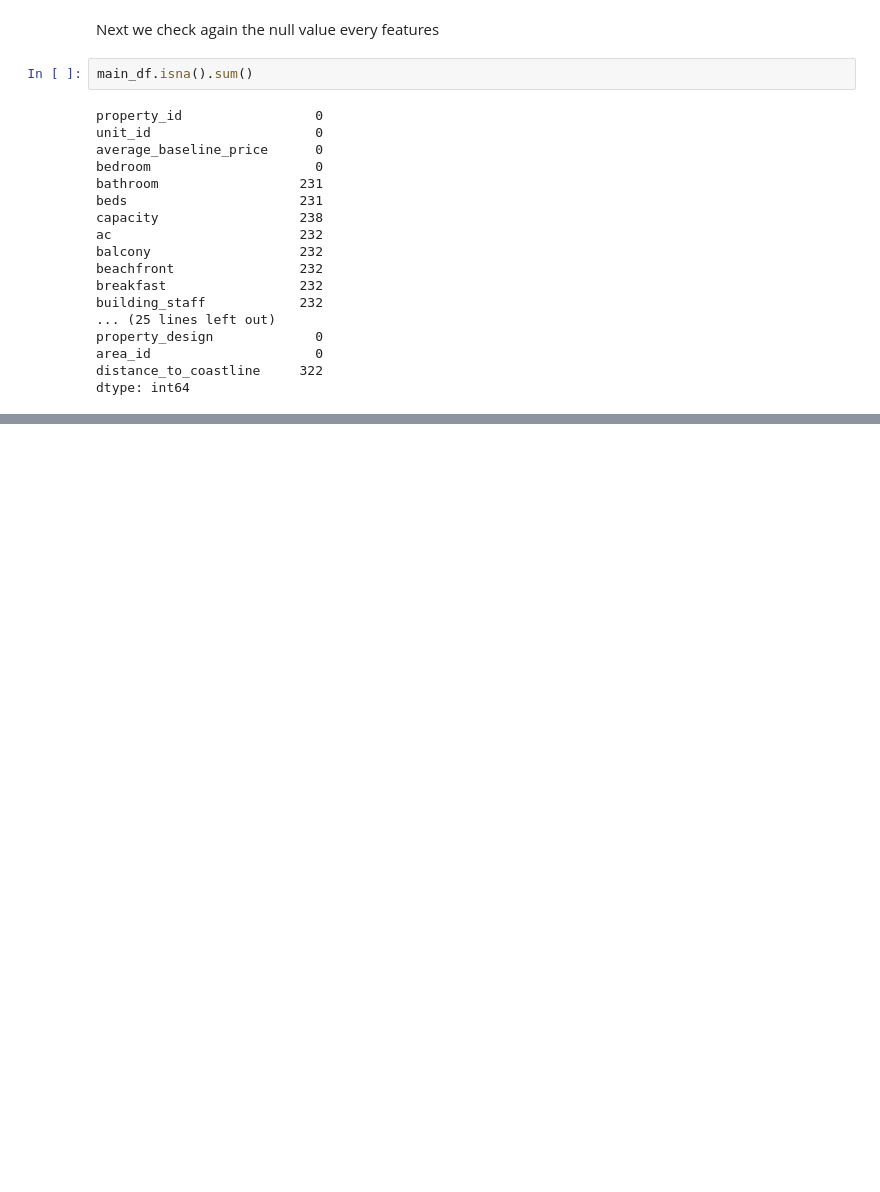
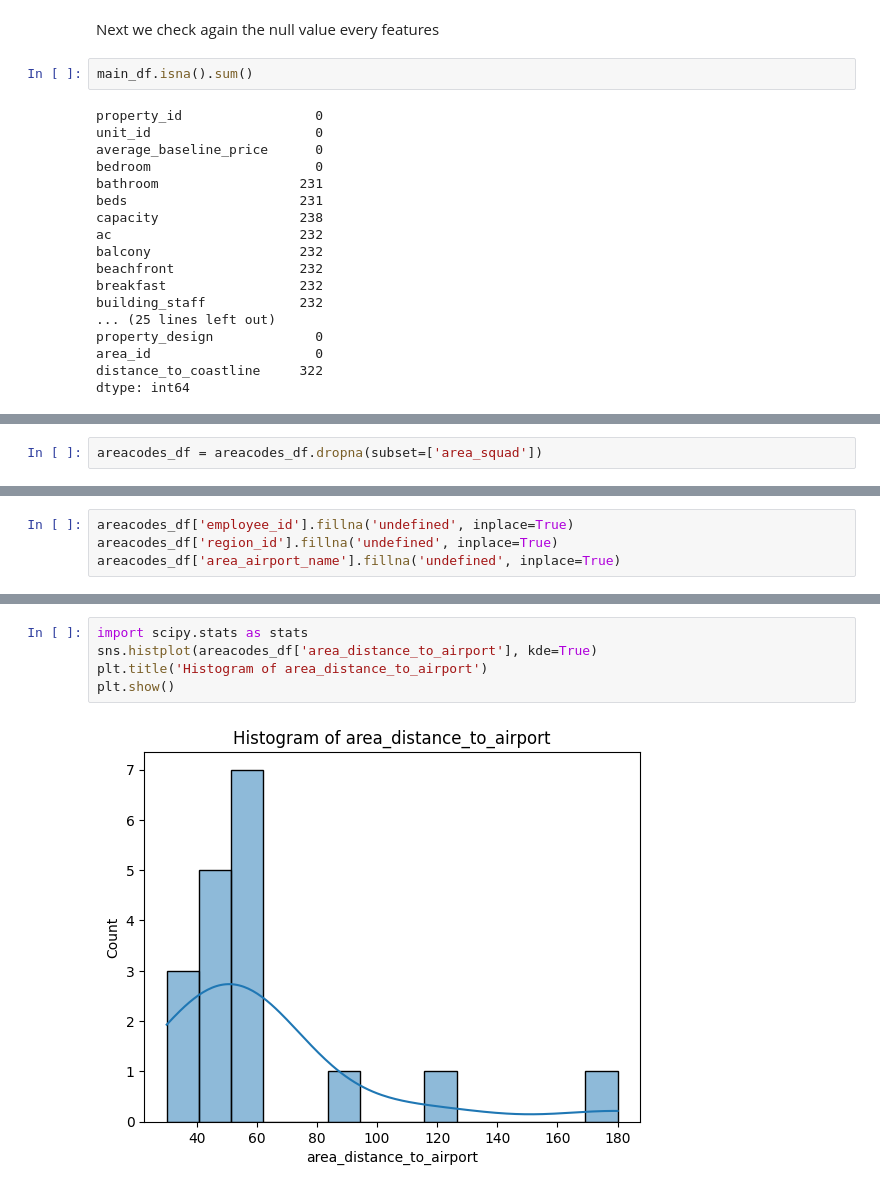
Before and after one commit to tristansuud/c241-rp03-bukitvista-room-pricing-ml, a Jupyter notebook: notebooks/datavista/cleaningdata.ipynb, the cells around one changed output, grey strips where cells are left out. Drawn from its saved outputs; the diff is of its cells as text; blank space fills up the shorter version.

```diff
--- a/notebooks/datavista/cleaningdata.ipynb
+++ b/notebooks/datavista/cleaningdata.ipynb
@@ -671,0 +387,2 @@ dtype: int64
+# %%
+areacodes_df = areacodes_df.dropna(subset=['area_squad'])
@@ -671,0 +391,4 @@ dtype: int64
+# %%
+areacodes_df['employee_id'].fillna('undefined', inplace=True)
+areacodes_df['region_id'].fillna('undefined', inplace=True)
+areacodes_df['area_airport_name'].fillna('undefined', inplace=True)
@@ -671,0 +407,7 @@ dtype: int64
+# %%
+import scipy.stats as stats
+sns.histplot(areacodes_df['area_distance_to_airport'], kde=True)
+plt.title('Histogram of area_distance_to_airport')
+plt.show()
+# %% [output]
+[figure, added]
```
Also changed, not shown: parts of 86 cells of this notebook.
